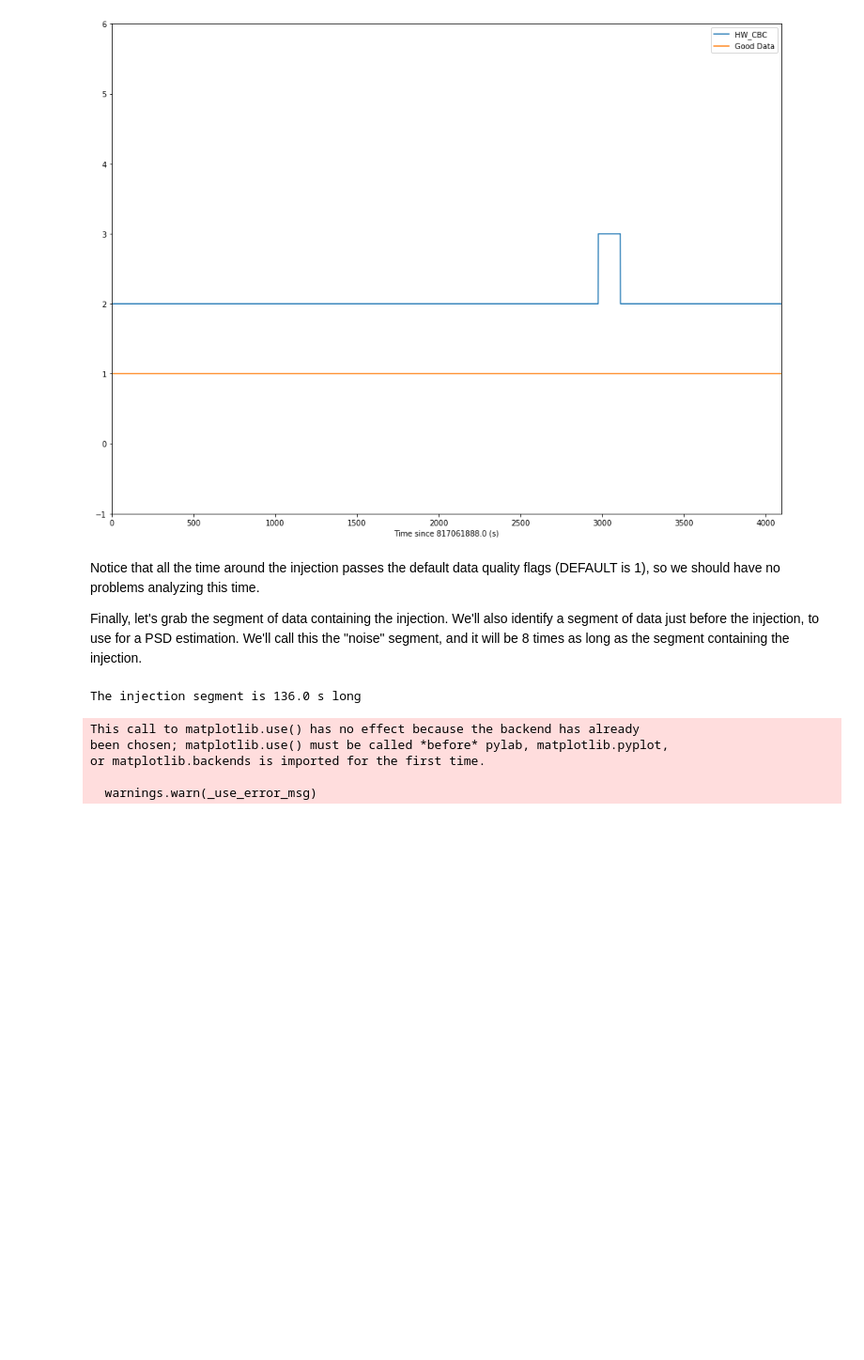
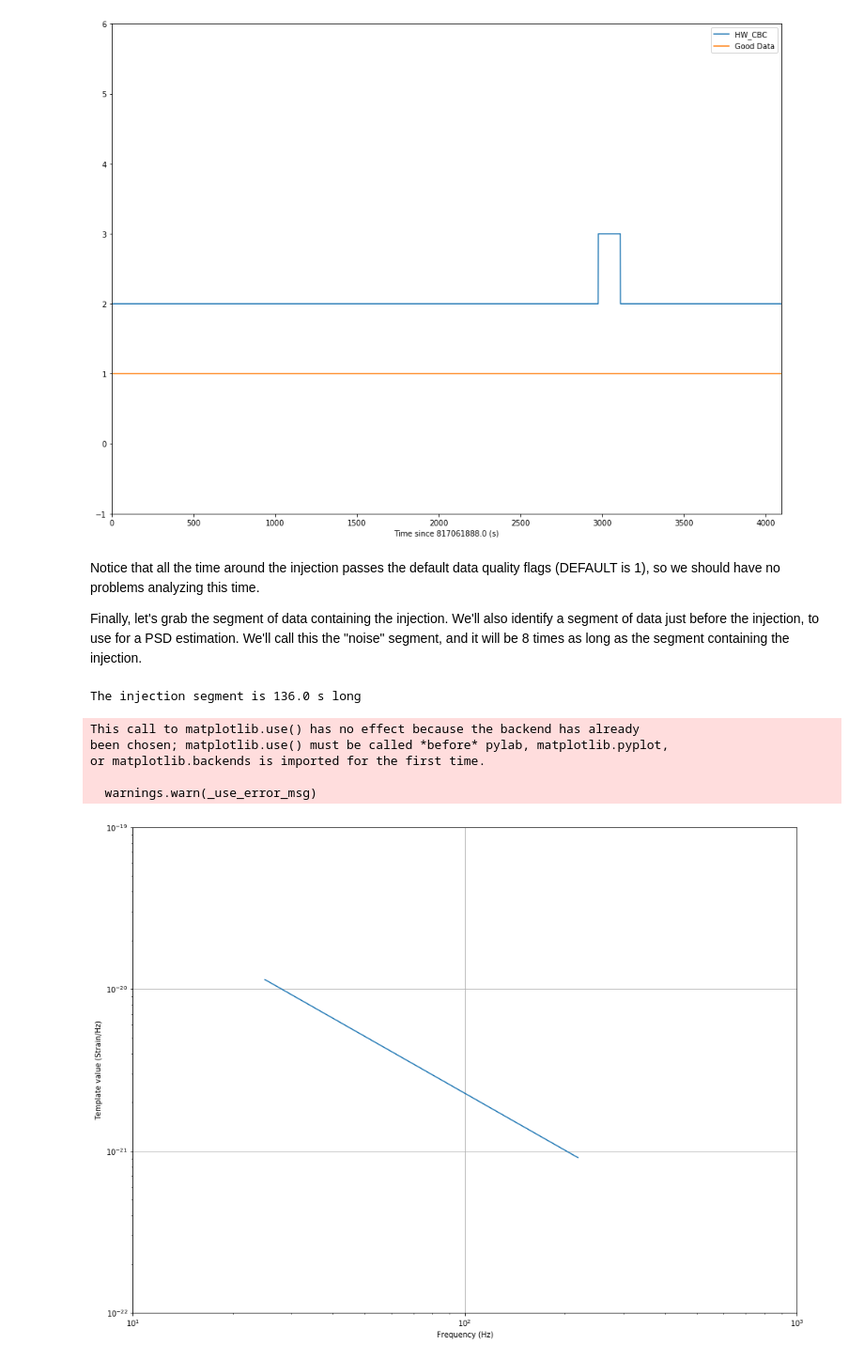
Before and after one commit to TarrySingh/Artificial-Intelligence-Deep-Learning-Machine-Learning-Tutorials, a Jupyter notebook: quantum gravity/Getting Started/Finding an Inspiral Hardware Injection.ipynb, the cells around one changed output. Shown at 94% size. Drawn from its saved outputs; the diff is of its cells as text; code cells hidden in the pictures; blank space fills up the shorter version.

```diff
--- a/quantum gravity/Getting Started/Finding an Inspiral Hardware Injection.ipynb
+++ b/quantum gravity/Getting Started/Finding an Inspiral Hardware Injection.ipynb
@@ -66,3 +66,16 @@ been chosen; matplotlib.use() must be called *before* pylab, matplotlib.pyplot,
 or matplotlib.backends is imported for the first time.
 
   warnings.warn(_use_error_msg)
+# %%
+# -- LIGO noise is very high below 25 Hz, so we won't search there
+temp[temp_freq < 25] = 0
+# %%
+# Plot the template
+plt.figure(figsize=(16,12))
+plt.loglog(temp_freq, abs(temp))
+plt.axis([10, 1000, 1e-22, 1e-19])
+plt.xlabel("Frequency (Hz)")
+plt.ylabel("Template value (Strain/Hz)")
+plt.grid()
+# %% [output]
+[figure, added]
```
Also changed, not shown: 1 other file.
